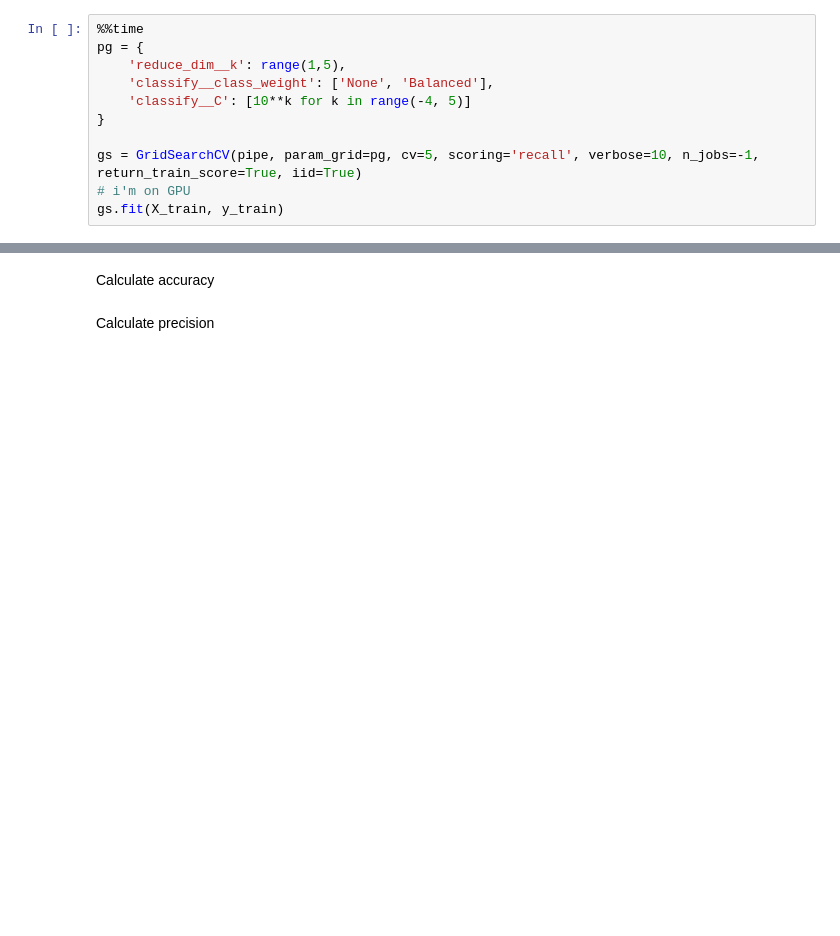
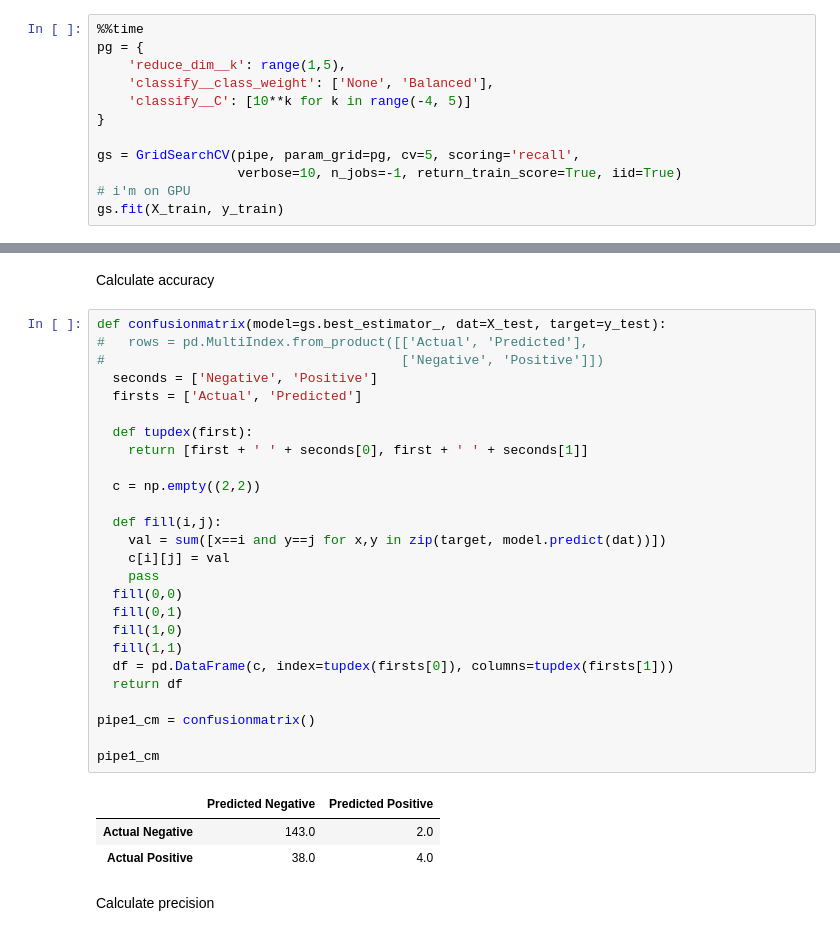
Before and after one commit to LambdaSchool/DS-Unit-2-Sprint-4-Model-Validation, a Jupyter notebook: 24SC.ipynb, the cells around one changed output, grey strips where cells are left out. Saved outputs shown, nothing was run; the diff lists cells and outputs as text; blank space fills up the shorter version.

```diff
--- a/24SC.ipynb
+++ b/24SC.ipynb
@@ -146,7 +136,8 @@ pg = {
     'classify__C': [10**k for k in range(-4, 5)]
 }
 
-gs = GridSearchCV(pipe, param_grid=pg, cv=5, scoring='recall', verbose=10, n_jobs=-1, return_train_score=True, iid=True)
+gs = GridSearchCV(pipe, param_grid=pg, cv=5, scoring='recall',
+                  verbose=10, n_jobs=-1, return_train_score=True, iid=True)
 # i'm on GPU
 gs.fit(X_train, y_train)
 # %% [output]
@@ -221,5 +211,35 @@ Suppose this is the confusion matrix for your binary classification model:
 </table>
 # %% [markdown]
 Calculate accuracy
+# %%
+def confusionmatrix(model=gs.best_estimator_, dat=X_test, target=y_test):
+#   rows = pd.MultiIndex.from_product([['Actual', 'Predicted'],
+#                                      ['Negative', 'Positive']])
+  seconds = ['Negative', 'Positive']
+  firsts = ['Actual', 'Predicted']
+
+  def tupdex(first):
+    return [first + ' ' + seconds[0], first + ' ' + seconds[1]]
+
+  c = np.empty((2,2))
+
+  def fill(i,j):
+    val = sum([x==i and y==j for x,y in zip(target, model.predict(dat))])
+    c[i][j] = val
+    pass
+  fill(0,0)
+  fill(0,1)
+  fill(1,0)
+  fill(1,1)
+  df = pd.DataFrame(c, index=tupdex(firsts[0]), columns=tupdex(firsts[1]))
+  return df
+
+pipe1_cm = confusionmatrix()
+
+pipe1_cm
+# %% [output]
+|  | Predicted Negative | Predicted Positive |
+| Actual Negative | 143.0 | 2.0 |
+| Actual Positive | 38.0 | 4.0 |
 # %% [markdown]
 Calculate precision
```
Also changed, not shown: parts of 11 cells of this notebook.
